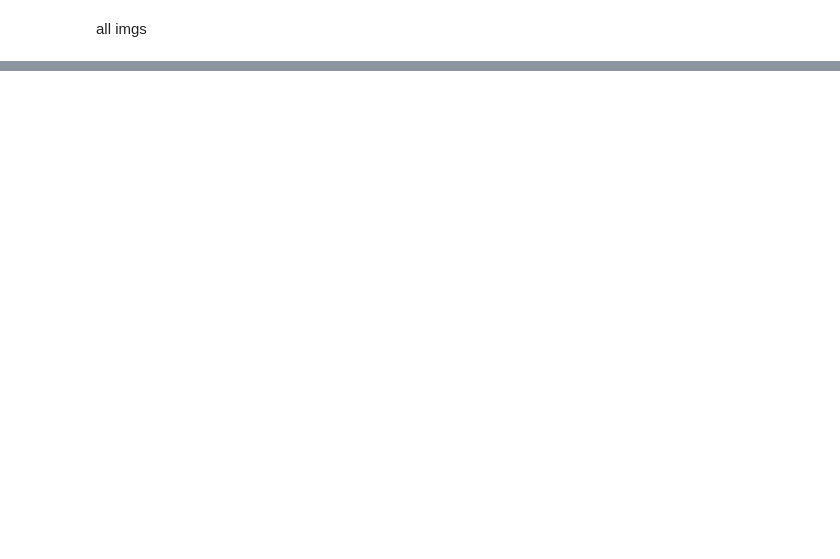
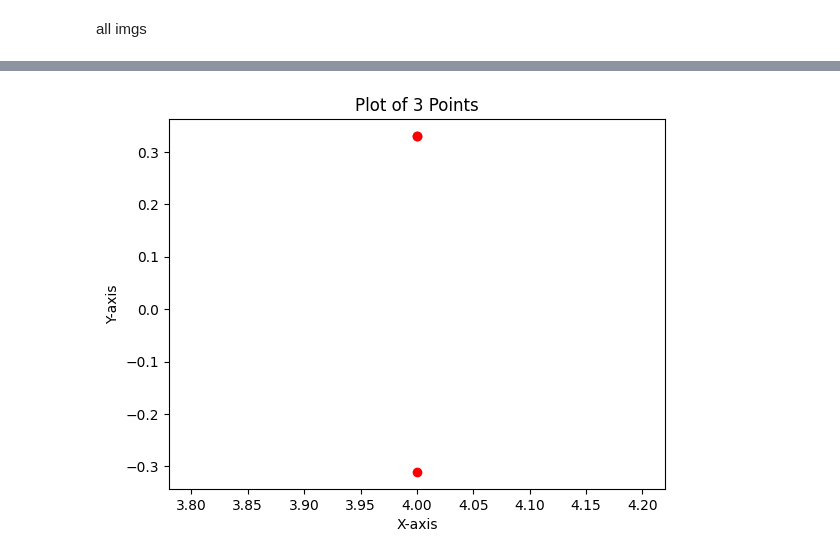
Before and after one commit to farhadhsn8/CVR-IQA, a Jupyter notebook: S17_variance_test/S17.ipynb, the cells around one changed output, grey strips where cells are left out. Saved outputs shown, nothing was run; the diff lists cells and outputs as text; code cells hidden in the pictures; blank space fills up the shorter version.

```diff
--- a/S17_variance_test/S17.ipynb
+++ b/S17_variance_test/S17.ipynb
@@ -803,0 +195,19 @@ round :  0.6681280986774558 0.6822846962768716 0.48807859787670876
+# %%
+import matplotlib.pyplot as plt
+
+# Coordinates of the 3 points
+points = [(3369615411989142, -0.31079259594045033),
+          (-0.23766989273624328, 0.33071891388307384),
+          (0.09795001094733063, 0.33071891388307384)]
+
+# Unzip the points into two lists: x and y coordinates
+x_coords, y_coords = zip(*points)
+x_coords = [4,4,4]
+# Plot the points
+plt.scatter(x_coords, y_coords, color='red')
+plt.xlabel('X-axis')
+plt.ylabel('Y-axis')
+plt.title('Plot of 3 Points')
+plt.show()
+# %% [output]
+[figure, added]
```
Also changed, not shown: parts of 56 cells of this notebook, 51 other files.
